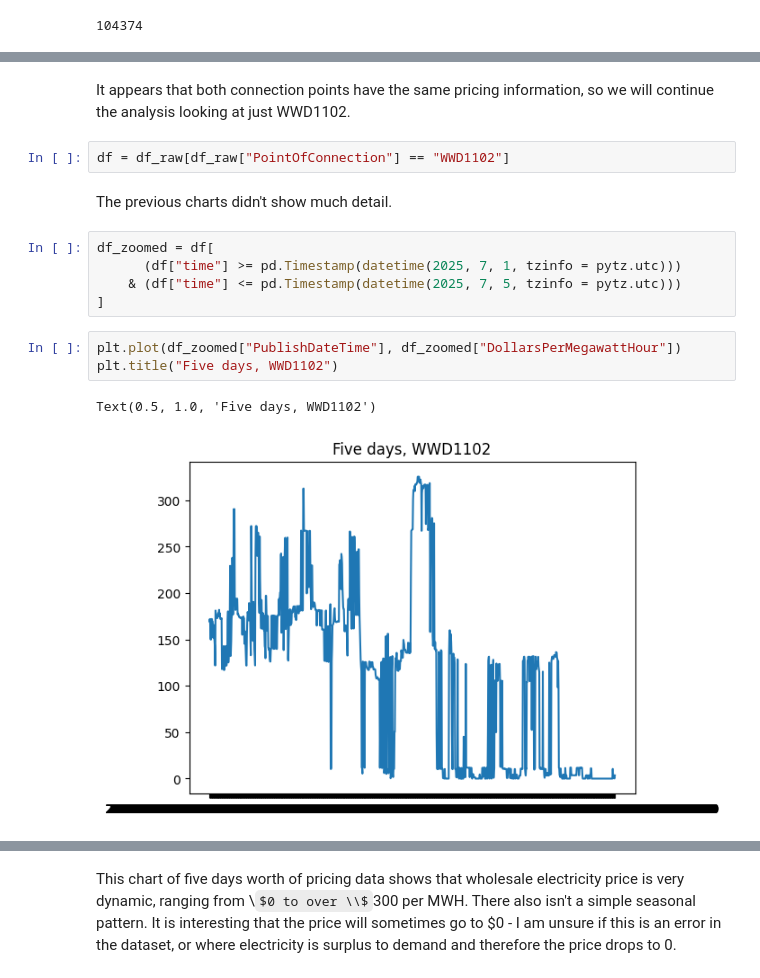
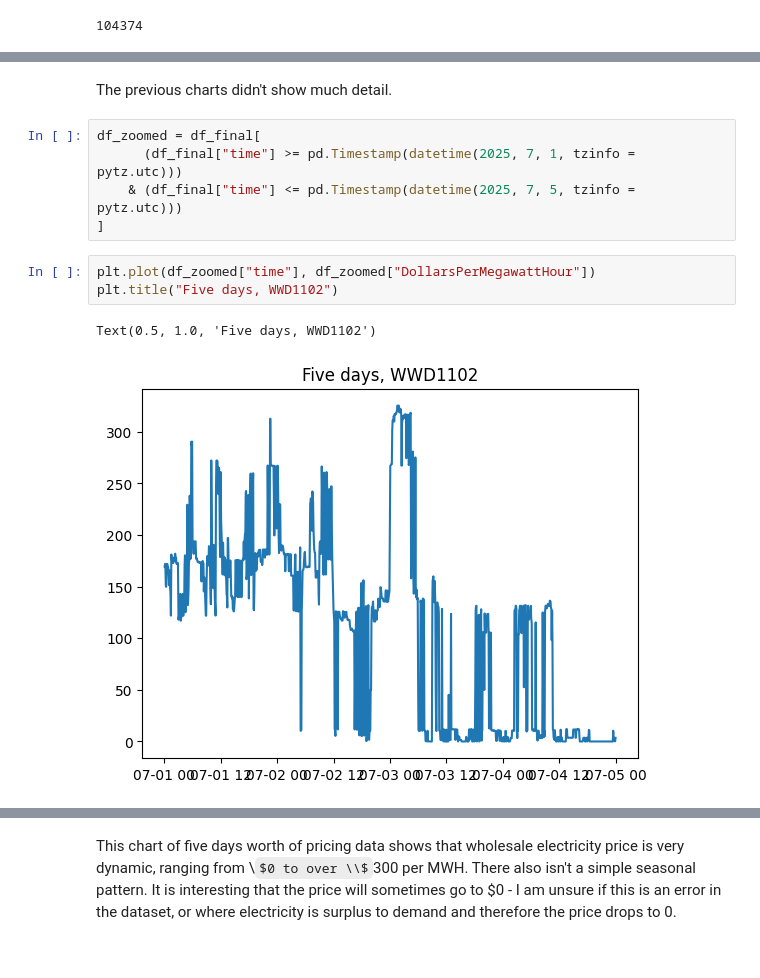
Before and after one commit to LennoxC/aiml338-a2, a Jupyter notebook: Time Series Analysis.ipynb, the cells around one changed output, grey strips where cells are left out. Saved outputs shown, nothing was run; the diff lists cells and outputs as text; some formulas as TeX source.

```diff
--- a/Time Series Analysis.ipynb
+++ b/Time Series Analysis.ipynb
@@ -233,17 +237,13 @@ plt.show()
-# %% [markdown]
-It appears that both connection points have the same pricing information, so we will continue the analysis looking at just WWD1102.
-# %%
-df = df_raw[df_raw["PointOfConnection"] == "WWD1102"]
 # %% [markdown]
 The previous charts didn't show much detail.
 # %%
-df_zoomed = df[
-      (df["time"] >= pd.Timestamp(datetime(2025, 7, 1, tzinfo = pytz.utc)))
-    & (df["time"] <= pd.Timestamp(datetime(2025, 7, 5, tzinfo = pytz.utc)))
+df_zoomed = df_final[
+      (df_final["time"] >= pd.Timestamp(datetime(2025, 7, 1, tzinfo = pytz.utc)))
+    & (df_final["time"] <= pd.Timestamp(datetime(2025, 7, 5, tzinfo = pytz.utc)))
 ]
 # %%
-plt.plot(df_zoomed["PublishDateTime"], df_zoomed["DollarsPerMegawattHour"])
+plt.plot(df_zoomed["time"], df_zoomed["DollarsPerMegawattHour"])
 plt.title("Five days, WWD1102")
 # %% [output]
 Text(0.5, 1.0, 'Five days, WWD1102')
-[figure, old version]
+[figure, new version]
```
Also changed, not shown: parts of 14 cells of this notebook.
